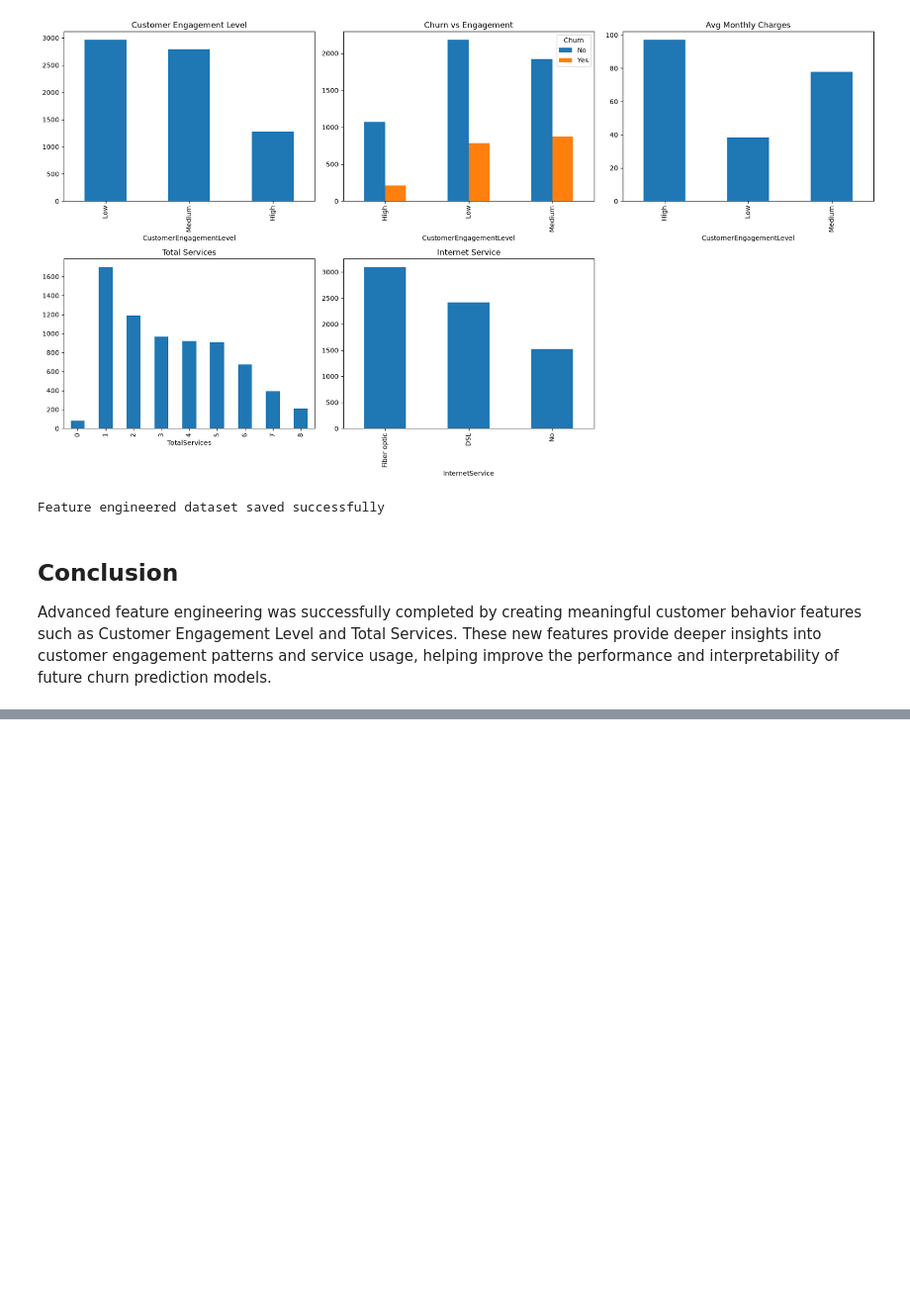
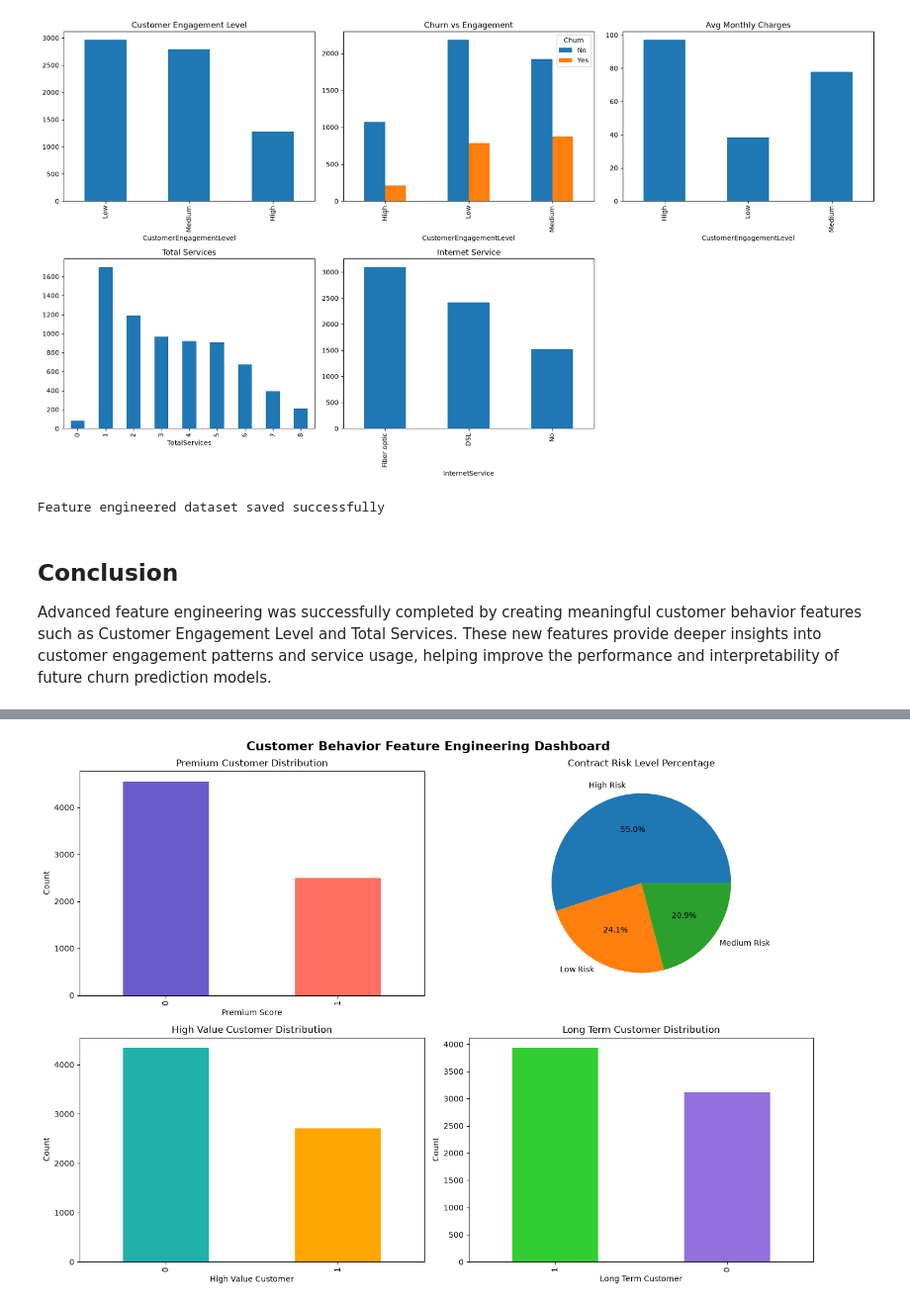
Before and after one commit to begamafreen8088-afk/zaalima-data-analytic, a Jupyter notebook: scripts/feature_engineering.ipynb, the cells around one changed output, grey strips where cells are left out. Shown at 99% size. Cells and saved outputs as stored; diff of their text form; code cells hidden in the pictures; blank space fills up the shorter version.

```diff
--- a/scripts/feature_engineering.ipynb
+++ b/scripts/feature_engineering.ipynb
@@ -436,0 +573,55 @@ Advanced feature engineering was successfully completed by creating meaningful c
+# %%
+import matplotlib.pyplot as plt
+
+fig, axes = plt.subplots(2, 2, figsize=(14, 10))
+
+# 1. Premium Customer Distribution (Bar Chart)
+df['PremiumCustomerScore'].value_counts().plot(
+    kind='bar',
+    ax=axes[0,0],
+    color=['#6A5ACD','#FF6F61']
+)
+axes[0,0].set_title('Premium Customer Distribution')
+axes[0,0].set_xlabel('Premium Score')
+axes[0,0].set_ylabel('Count')
+
+# 2. Contract Risk Level Percentage (Pie Chart)
+df['ContractRiskLevel'].value_counts().plot(
+    kind='pie',
+    ax=axes[0,1],
+    autopct='%1.1f%%'
+)
+axes[0,1].set_title('Contract Risk Level Percentage')
+axes[0,1].set_ylabel('')
+
+# 3. High Value Customer Distribution (Bar Chart)
+df['HighValueCustomer'].value_counts().plot(
+    kind='bar',
+    ax=axes[1,0],
+    color=['#20B2AA','#FFA500']
+)
+axes[1,0].set_title('High Value Customer Distribution')
+axes[1,0].set_xlabel('High Value Customer')
+axes[1,0].set_ylabel('Count')
+
+# 4. Long Term Customer Distribution (Bar Chart)
+df['LongTermCustomer'].value_counts().plot(
+    kind='bar',
+    ax=axes[1,1],
+    color=['#32CD32','#9370DB']
+)
+axes[1,1].set_title('Long Term Customer Distribution')
+axes[1,1].set_xlabel('Long Term Customer')
+axes[1,1].set_ylabel('Count')
+
+plt.suptitle(
+    'Customer Behavior Feature Engineering Dashboard',
+    fontsize=16,
+    fontweight='bold'
+)
+
+plt.tight_layout()
+plt.savefig('../screenshots/week2_commit3_dashboard.png')
+plt.show()
+# %% [output]
+[figure, added]
```
Also changed, not shown: parts of 14 cells of this notebook, 3 other files.
